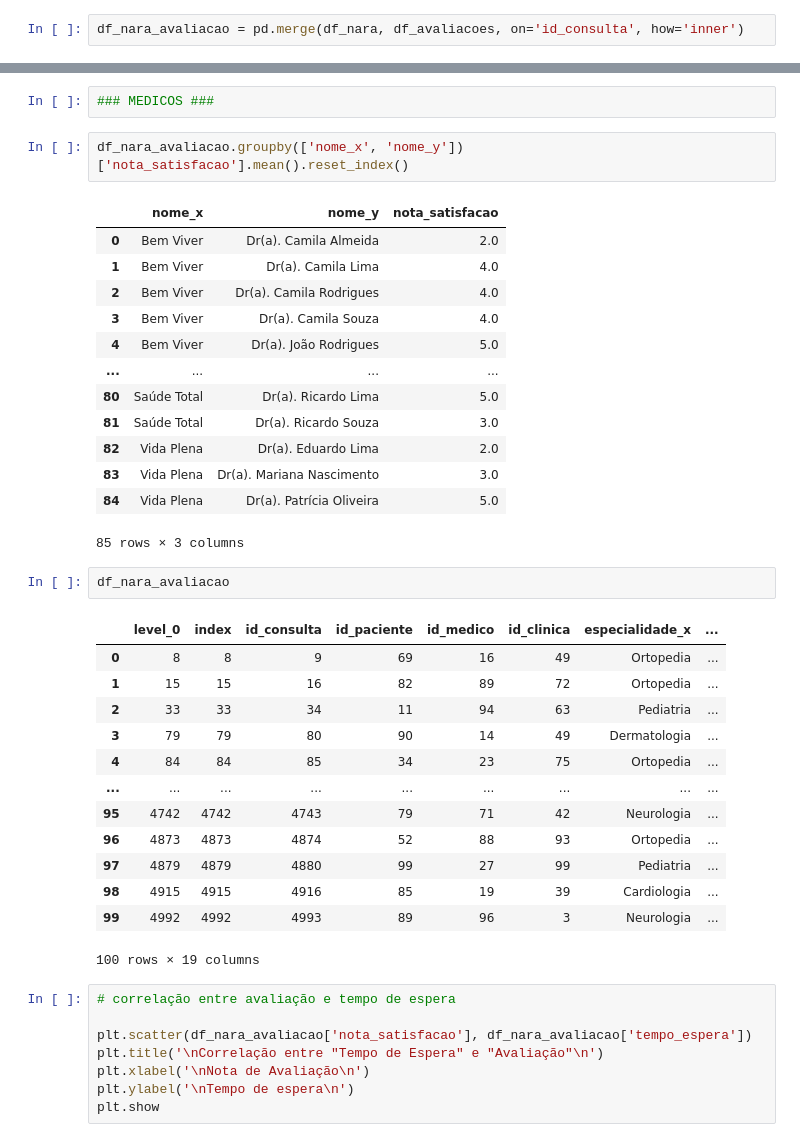
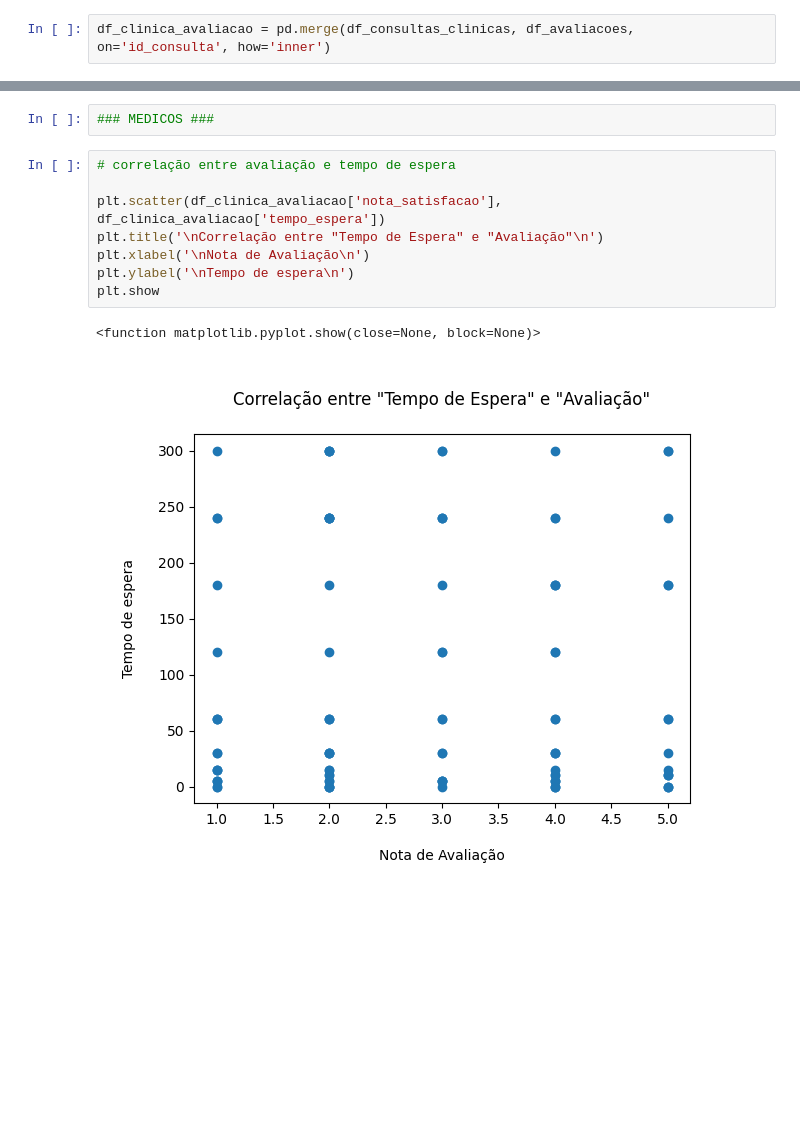
Before and after one commit to ArlemSilva/ClinicasNara, a Jupyter notebook: projeto nara.ipynb, the cells around one changed output, grey strips where cells are left out. Cells and saved outputs as stored; diff of their text form; blank space fills up the shorter version.

```diff
--- a/projeto nara.ipynb
+++ b/projeto nara.ipynb
@@ -62,5 +62,5 @@ df_nara = pd.merge(df_consultas_clinicas, df_medicos, on='id_medico', how='inner
 # %%
-df_nara_avaliacao = pd.merge(df_nara, df_avaliacoes, on='id_consulta', how='inner')
+df_clinica_avaliacao = pd.merge(df_consultas_clinicas, df_avaliacoes, on='id_consulta', how='inner')
 # %%
 df_consultas_clinicas.groupby('nome')['tempo_espera'].mean().sort_values(ascending=False).reset_index()
 # %% [output]
@@ -349,43 +348,14 @@ Limite superior: 435.00
 Limite inferior: -245.00
 # %%
 ### MEDICOS ###
-# %%
-df_nara_avaliacao.groupby(['nome_x', 'nome_y'])['nota_satisfacao'].mean().reset_index()
-# %% [output]
-|  | nome_x | nome_y | nota_satisfacao |
-| 0 | Bem Viver | Dr(a). Camila Almeida | 2.0 |
-| 1 | Bem Viver | Dr(a). Camila Lima | 4.0 |
-| 2 | Bem Viver | Dr(a). Camila Rodrigues | 4.0 |
-| 3 | Bem Viver | Dr(a). Camila Souza | 4.0 |
-| 4 | Bem Viver | Dr(a). João Rodrigues | 5.0 |
-| ... | ... | ... | ... |
-| 80 | Saúde Total | Dr(a). Ricardo Lima | 5.0 |
-| 81 | Saúde Total | Dr(a). Ricardo Souza | 3.0 |
-| 82 | Vida Plena | Dr(a). Eduardo Lima | 2.0 |
-| 83 | Vida Plena | Dr(a). Mariana Nascimento | 3.0 |
-| 84 | Vida Plena | Dr(a). Patrícia Oliveira | 5.0 |
-85 rows × 3 columns
-# %%
-df_nara_avaliacao
-# %% [output]
-|  | level_0 | index | id_consulta | id_paciente | id_medico | id_clinica | especialidade_x | ... |
-| 0 | 8 | 8 | 9 | 69 | 16 | 49 | Ortopedia | ... |
-| 1 | 15 | 15 | 16 | 82 | 89 | 72 | Ortopedia | ... |
-| 2 | 33 | 33 | 34 | 11 | 94 | 63 | Pediatria | ... |
-| 3 | 79 | 79 | 80 | 90 | 14 | 49 | Dermatologia | ... |
-| 4 | 84 | 84 | 85 | 34 | 23 | 75 | Ortopedia | ... |
-| ... | ... | ... | ... | ... | ... | ... | ... | ... |
-| 95 | 4742 | 4742 | 4743 | 79 | 71 | 42 | Neurologia | ... |
-| 96 | 4873 | 4873 | 4874 | 52 | 88 | 93 | Ortopedia | ... |
-| 97 | 4879 | 4879 | 4880 | 99 | 27 | 99 | Pediatria | ... |
-| 98 | 4915 | 4915 | 4916 | 85 | 19 | 39 | Cardiologia | ... |
-| 99 | 4992 | 4992 | 4993 | 89 | 96 | 3 | Neurologia | ... |
-100 rows × 19 columns
 # %%
 # correlação entre avaliação e tempo de espera
 
-plt.scatter(df_nara_avaliacao['nota_satisfacao'], df_nara_avaliacao['tempo_espera'])
+plt.scatter(df_clinica_avaliacao['nota_satisfacao'], df_clinica_avaliacao['tempo_espera'])
 plt.title('\nCorrelação entre "Tempo de Espera" e "Avaliação"\n')
 plt.xlabel('\nNota de Avaliação\n')
 plt.ylabel('\nTempo de espera\n')
 plt.show
+# %% [output]
+<function matplotlib.pyplot.show(close=None, block=None)>
+[figure, added]
```
Also changed, not shown: parts of 7 cells of this notebook.
